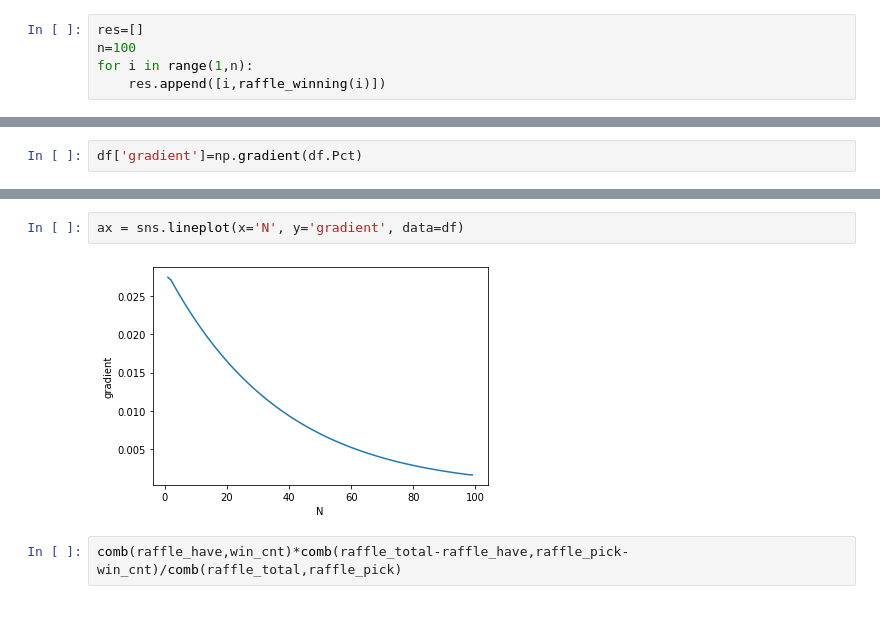
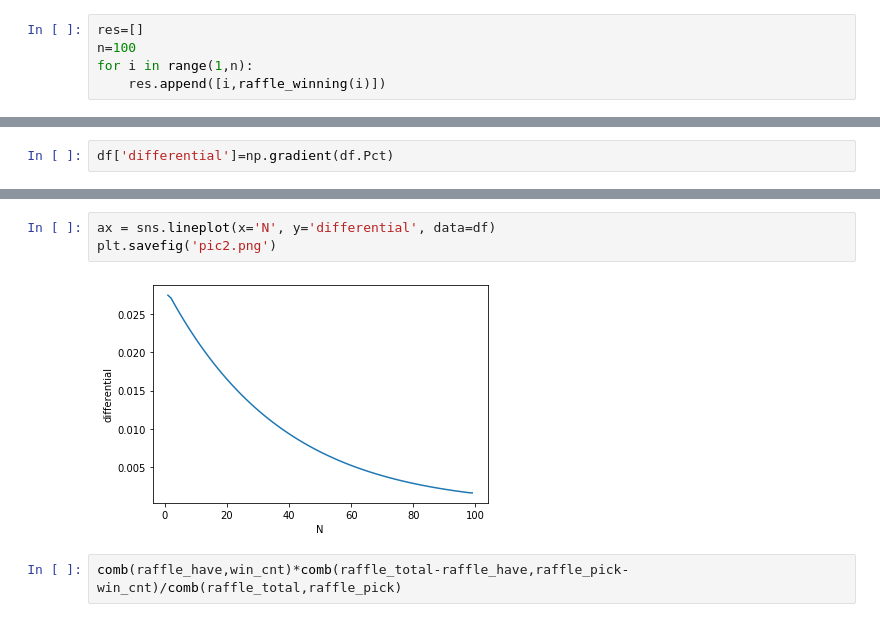
Before and after one commit to jimmywang-jw/interests, a Jupyter notebook: raffles/raffles.ipynb, the cells around one changed output, grey strips where cells are left out. Cells and saved outputs as stored; diff of their text form.

```diff
--- a/raffles/raffles.ipynb
+++ b/raffles/raffles.ipynb
@@ -203,4 +206,4 @@ plt.savefig('books_read.png')
 # %% [output]
 [figure]
 # %%
-df['gradient']=np.gradient(df.Pct)
+df['differential']=np.gradient(df.Pct)
@@ -207,7 +226,8 @@ df['gradient']=np.gradient(df.Pct)
 # %%
-ax = sns.lineplot(x='N', y='gradient', data=df)
+ax = sns.lineplot(x='N', y='differential', data=df)
+plt.savefig('pic2.png')
 # %% [output]
-[figure, old version]
+[figure, new version]
 # %%
 comb(raffle_have,win_cnt)*comb(raffle_total-raffle_have,raffle_pick-win_cnt)/comb(raffle_total,raffle_pick)
 # %% [output]
```
Also changed, not shown: parts of 5 cells of this notebook, 2 other files.
